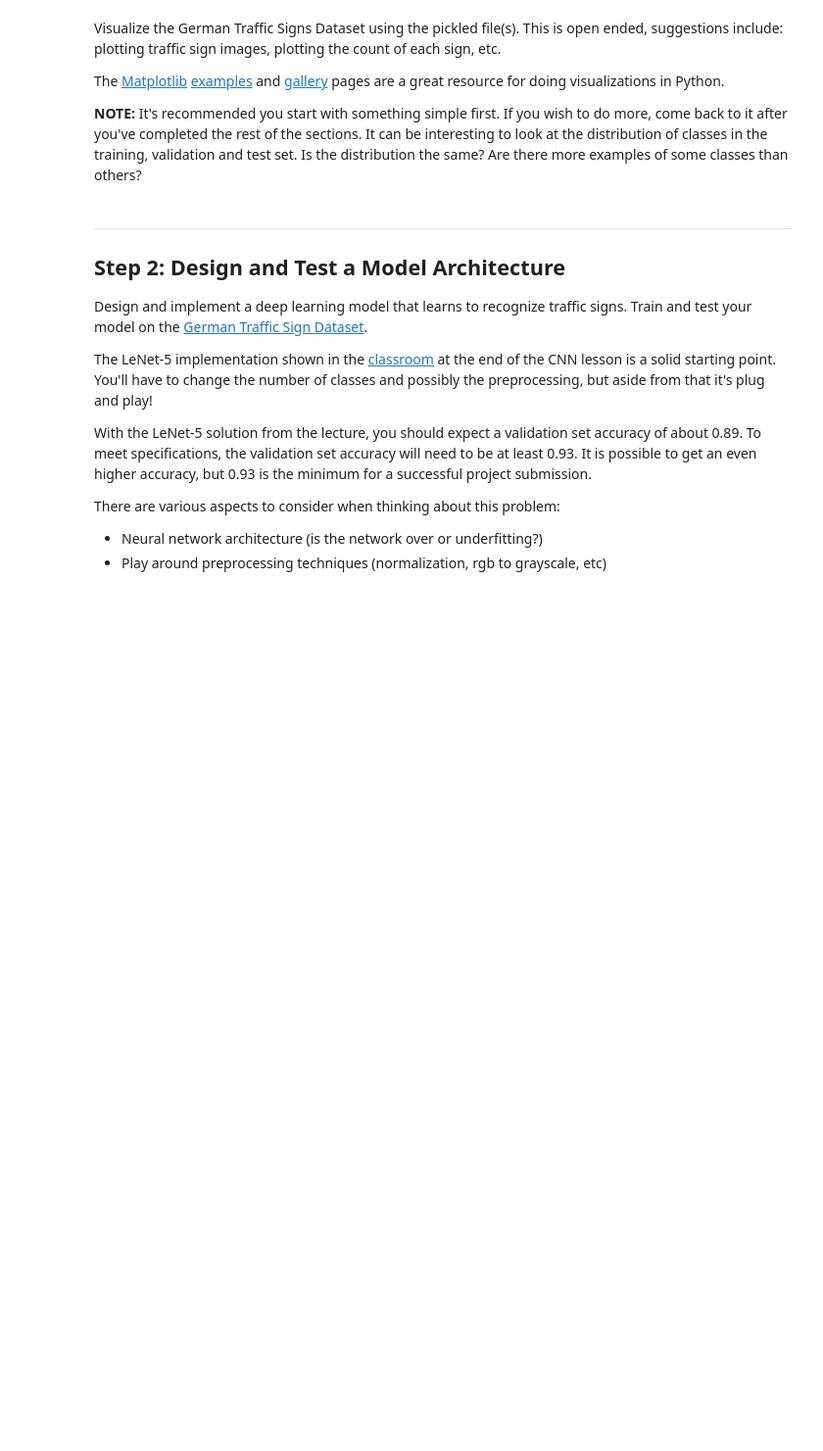
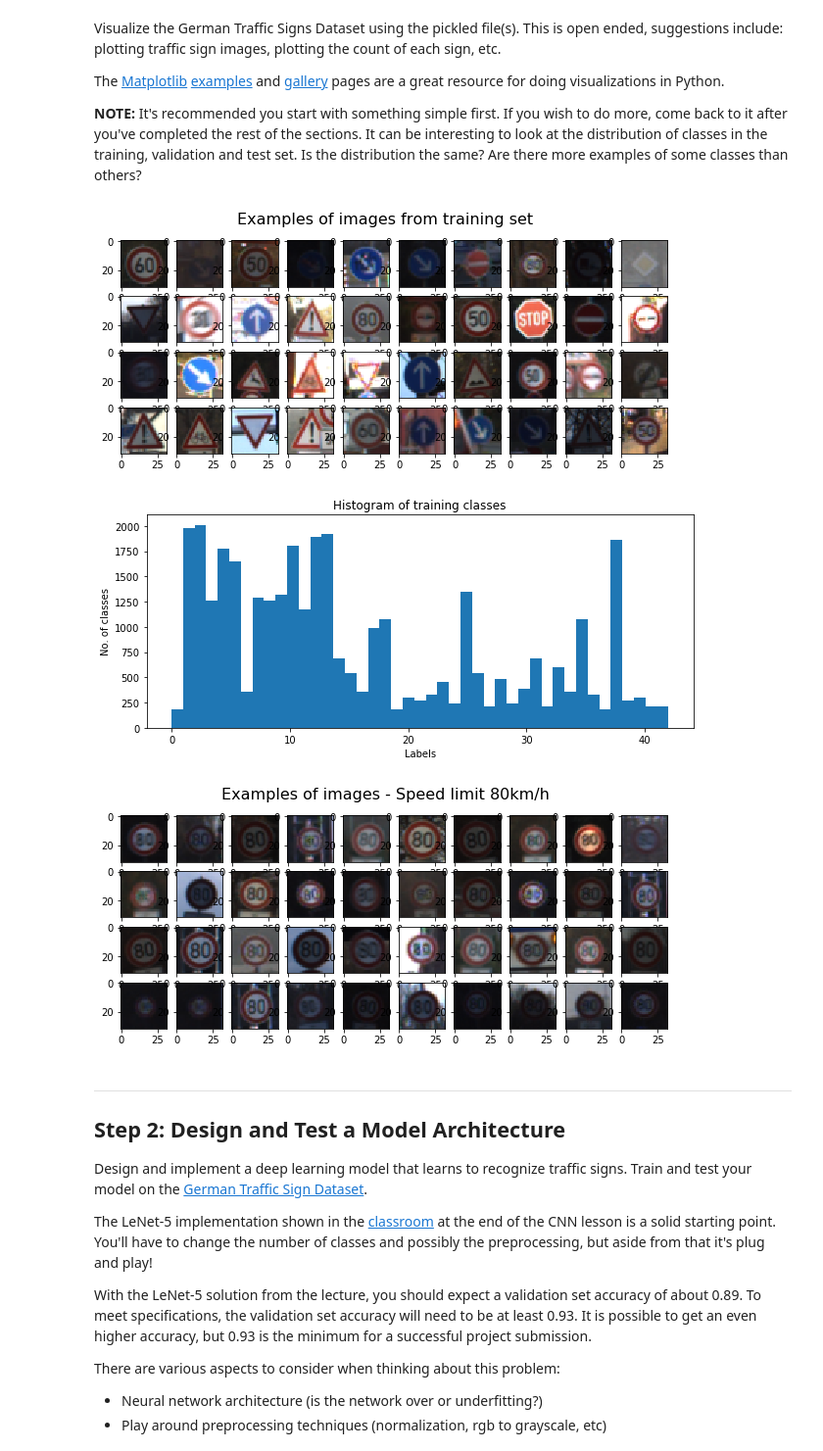
Before and after one commit to berlala/CarND-Traffic-Sign-Classifier-Project, a Jupyter notebook: Traffic_Sign_Classifier.ipynb, the cells around one changed output. Shown at 98% size. Cells and saved outputs as stored; diff of their text form; code cells hidden in the pictures; blank space fills up the shorter version.

```diff
--- a/Traffic_Sign_Classifier.ipynb
+++ b/Traffic_Sign_Classifier.ipynb
@@ -120,3 +116,38 @@ import matplotlib.pyplot as plt
+# %%
+### Data exploration visualization code goes here.
+### Feel free to use as many code cells as needed.
+import matplotlib.pyplot as plt
+import numpy as np
+import random
+# Visualizations will be shown in the notebook.
+%matplotlib inline
+
+def draw_rando_images_examples(image_array, grid_x, grid_y, title):
+    fig = plt.figure(figsize=(grid_x,grid_y))
+    fig.suptitle(title, fontsize=16)
+
+    for i in range(1,grid_y*grid_x+1):
+        index = random.randint(0, len(image_array))#radom pick the images from set
+        image = image_array[index].squeeze()
+
+        plt.subplot(grid_y,grid_x,i)
+        plt.imshow(image)
+
+draw_rando_images_examples(X_train, 10, 4, 'Examples of images from training set')
+
+
+fig = plt.figure(figsize=(10,4))
+n, bins, patches = plt.hist(y_train, n_classes)
+plt.xlabel('Labels')
+plt.ylabel('No. of classes')
+plt.title('Histogram of training classes')
+
+X_train_one_label = X_train[np.where(y_train==5)] # y_train repersent the Class name
+draw_rando_images_examples(X_train_one_label, 10, 4, 'Examples of images - Speed limit 80km/h')
+# %% [output]
+[figure, added]
+[figure, added]
+[figure, added]
 # %% [markdown]
 ----
 
```
Also changed, not shown: parts of 9 cells of this notebook, 9 other files.
